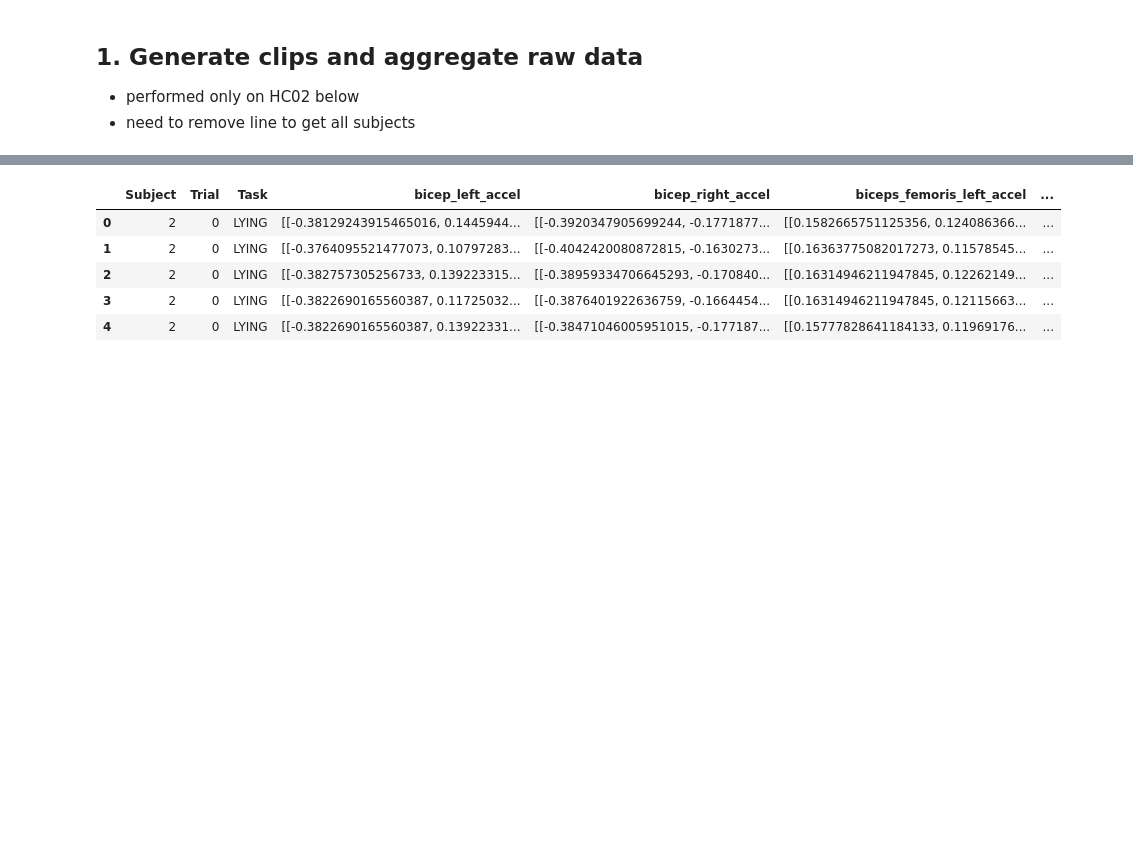
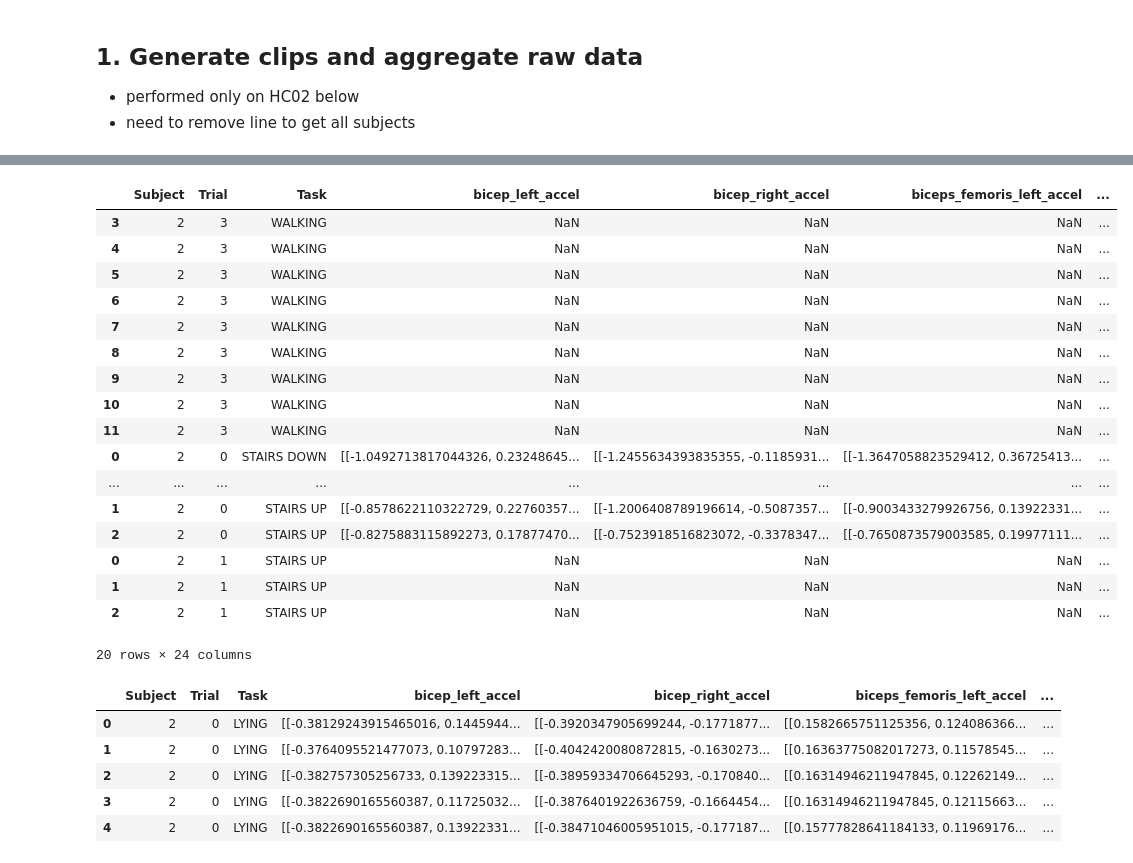
Before and after one commit to kamshee/activity-recognition-process, a Jupyter notebook: TestFeatures.ipynb, the cells around one changed output, grey strips where cells are left out. Cells and saved outputs as stored; diff of their text form; code cells hidden in the pictures; blank space fills up the shorter version.

```diff
--- a/TestFeatures.ipynb
+++ b/TestFeatures.ipynb
@@ -654,3 +1051,24 @@ NameError: name 'features_path' is not defined
+# %%
+data2.tail(20)
+# %% [output]
+|  | Subject | Trial | Task | bicep_left_accel | bicep_right_accel | biceps_femoris_left_accel | ... |
+| 3 | 2 | 3 | WALKING | NaN | NaN | NaN | ... |
+| 4 | 2 | 3 | WALKING | NaN | NaN | NaN | ... |
+| 5 | 2 | 3 | WALKING | NaN | NaN | NaN | ... |
+| 6 | 2 | 3 | WALKING | NaN | NaN | NaN | ... |
+| 7 | 2 | 3 | WALKING | NaN | NaN | NaN | ... |
+| 8 | 2 | 3 | WALKING | NaN | NaN | NaN | ... |
+| 9 | 2 | 3 | WALKING | NaN | NaN | NaN | ... |
+| 10 | 2 | 3 | WALKING | NaN | NaN | NaN | ... |
+| 11 | 2 | 3 | WALKING | NaN | NaN | NaN | ... |
+| 0 | 2 | 0 | STAIRS DOWN | [[-1.0492713817044326, 0.23248645... | [[-1.2455634393835355, -0.1185931... | [[-1.3647058823529412, 0.36725413... | ... |
+| ... | ... | ... | ... | ... | ... | ... | ... |
+| 1 | 2 | 0 | STAIRS UP | [[-0.8578622110322729, 0.22760357... | [[-1.2006408789196614, -0.5087357... | [[-0.9003433279926756, 0.13922331... | ... |
+| 2 | 2 | 0 | STAIRS UP | [[-0.8275883115892273, 0.17877470... | [[-0.7523918516823072, -0.3378347... | [[-0.7650873579003585, 0.19977111... | ... |
+| 0 | 2 | 1 | STAIRS UP | NaN | NaN | NaN | ... |
+| 1 | 2 | 1 | STAIRS UP | NaN | NaN | NaN | ... |
+| 2 | 2 | 1 | STAIRS UP | NaN | NaN | NaN | ... |
+20 rows × 24 columns
 # %%
 # Example of raw data aggregated for subject HC02
 # would be same as loaded data2
```
Also changed, not shown: parts of 34 cells of this notebook.
